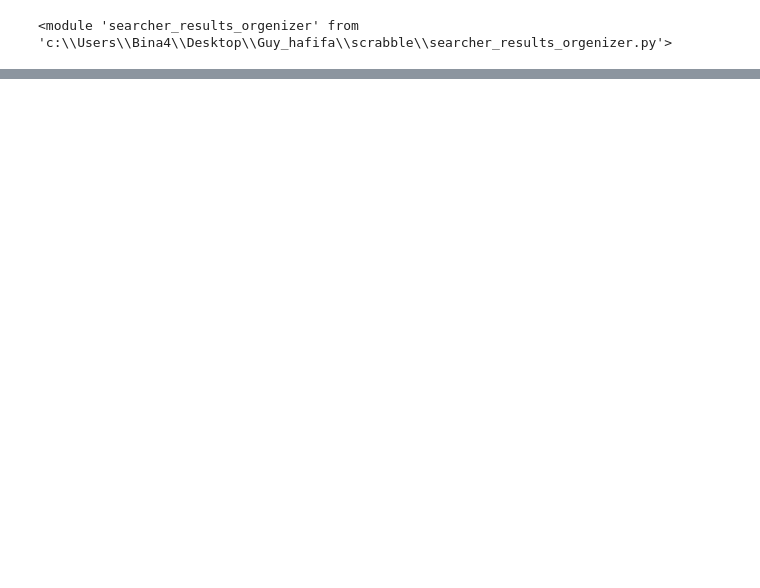
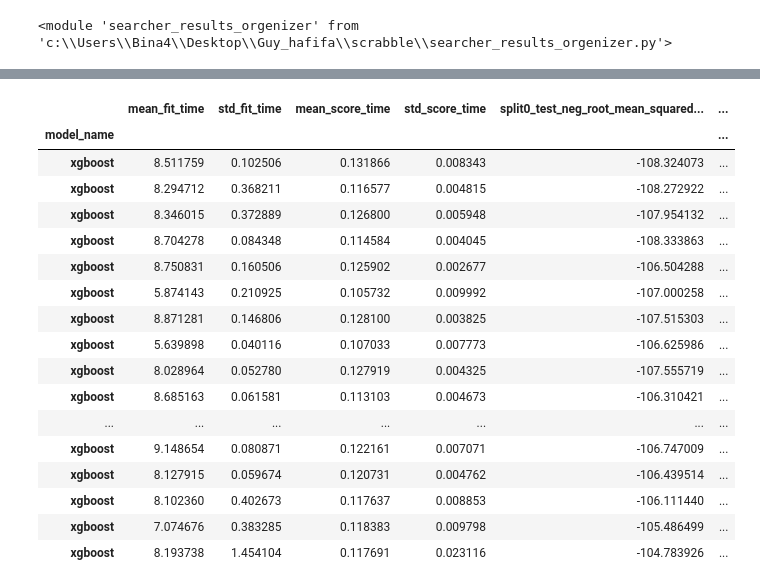
Before and after one commit to CatGuy1300/scrabble, a Jupyter notebook: notebooks/param_tuning.ipynb, the cells around one changed output, grey strips where cells are left out. Saved outputs shown, nothing was run; the diff lists cells and outputs as text; code cells hidden in the pictures; blank space fills up the shorter version.

```diff
--- a/notebooks/param_tuning.ipynb
+++ b/notebooks/param_tuning.ipynb
@@ -171,0 +269,36 @@ res.sort_values('mean_test_neg_root_mean_squared_error')
+# %%
+grid5 = {
+    'xgboost':
+    {
+    'estimator': XGBRegressor(random_state=0, max_depth=7, min_child_weight=1, gamma=0),
+    'param_grid':
+        {
+            'subsample':[i/100.0 for i in range(80,101, 5)],
+             'colsample_bytree':[i/100.0 for i in range(80,101, 5)]
+        },
+    'scores': ['neg_root_mean_squared_error']
+    },
+}
+my_searcher5 = Searcher(reg_pipe, grid5, 2, redo_scores=False)
+my_searcher5.search(n_data, n_ratings)
+res5 = SearcherResultsOrgenizer(redo_scores=False).orgenize(my_searcher5.get_results())
+res5.sort_values('mean_test_neg_root_mean_squared_error')
+# %% [output]
+|  | mean_fit_time | std_fit_time | mean_score_time | std_score_time | split0_test_neg_root_mean_squared... | ... |
+| model_name |  |  |  |  |  | ... |
+| xgboost | 8.511759 | 0.102506 | 0.131866 | 0.008343 | -108.324073 | ... |
+| xgboost | 8.294712 | 0.368211 | 0.116577 | 0.004815 | -108.272922 | ... |
+| xgboost | 8.346015 | 0.372889 | 0.126800 | 0.005948 | -107.954132 | ... |
+| xgboost | 8.704278 | 0.084348 | 0.114584 | 0.004045 | -108.333863 | ... |
+| xgboost | 8.750831 | 0.160506 | 0.125902 | 0.002677 | -106.504288 | ... |
+| xgboost | 5.874143 | 0.210925 | 0.105732 | 0.009992 | -107.000258 | ... |
+| xgboost | 8.871281 | 0.146806 | 0.128100 | 0.003825 | -107.515303 | ... |
+| xgboost | 5.639898 | 0.040116 | 0.107033 | 0.007773 | -106.625986 | ... |
+| xgboost | 8.028964 | 0.052780 | 0.127919 | 0.004325 | -107.555719 | ... |
+| xgboost | 8.685163 | 0.061581 | 0.113103 | 0.004673 | -106.310421 | ... |
+| ... | ... | ... | ... | ... | ... | ... |
+| xgboost | 9.148654 | 0.080871 | 0.122161 | 0.007071 | -106.747009 | ... |
+| xgboost | 8.127915 | 0.059674 | 0.120731 | 0.004762 | -106.439514 | ... |
+| xgboost | 8.102360 | 0.402673 | 0.117637 | 0.008853 | -106.111440 | ... |
+| xgboost | 7.074676 | 0.383285 | 0.118383 | 0.009798 | -105.486499 | ... |
+| xgboost | 8.193738 | 1.454104 | 0.117691 | 0.023116 | -104.783926 | ... |
```
Also changed, not shown: parts of 19 cells of this notebook, 2 other files.
